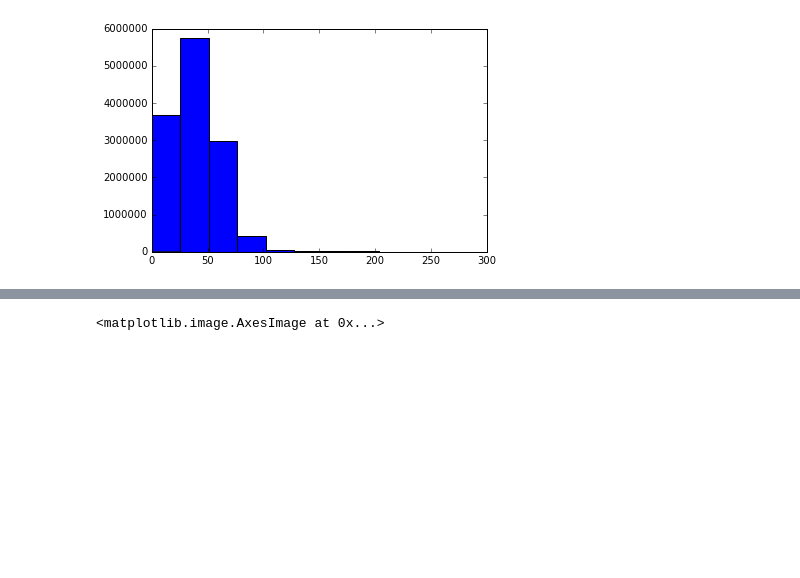
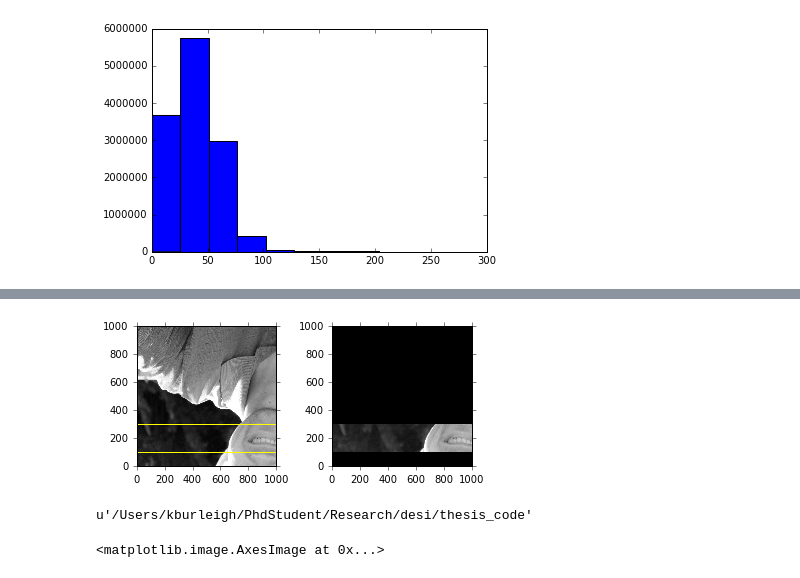
Before and after one commit to kaylanb/thesis_code, a Jupyter notebook: Testing.ipynb, the cells around one changed output, grey strips where cells are left out. Drawn from its saved outputs; the diff is of its cells as text; code cells hidden in the pictures; blank space fills up the shorter version.

```diff
--- a/Testing.ipynb
+++ b/Testing.ipynb
@@ -57,3 +62,44 @@ ax.add_patch(p)
+# %%
+def imshow_image_plus_stamp(img,sx,sy,test=False):
+    '''img -- full image
+    sx -- stamp x range, list or tuple (min,max)
+    sy -- ditto for y
+    test -- set to True to set sx,sy to 25-75% of image to see what this func does'''
+    if test:
+        sx= [int(0.25*img.shape[1]),int(0.75*img.shape[1])]
+        sy= [int(0.25*img.shape[0]),int(0.75*img.shape[0])]
+    assert(img.shape[0] >= sy[1]-sy[0]) #compare sy with image[0] b/c inverted array indices
+    assert(img.shape[1] >= sx[1]-sx[0])
+    kwargs=dict(origin='lower',interpolation='nearest',cmap='gray')
+    fig,ax=plt.subplots(1,2) #,sharey=True,sharex=True)
+    plt.subplots_adjust(wspace=0.4) #,hspace=0.2)
+    #draw full image + stamp + yellow outline
+    ax[0].imshow(img,**kwargs)
+    p= patches.Rectangle((sx[0],sy[0]), sx[1]-sx[0], sy[1]-sy[0],
+                                  fc = 'none', ec = 'yellow')
+    ax[0].add_patch(p)
+    #draw just stamp
+    new_img=np.zeros(img.shape)
+    new_img[sy[0]:sy[1],sx[0]:sx[1]]= img[sy[0]:sy[1],sx[0]:sx[1]]
+    ax[1].imshow(new_img,**kwargs)
+    #finish plot
+    for i in range(2):
+        ax[i].tick_params(direction='out')
+        ax[i].set_xlim(0,img.shape[0])
+        ax[i].set_ylim(0,img.shape[1])
+    plt.savefig('test.png', bbox_inches='tight',dpi=150) # bbox_extra_artists=[xlab,ylab],
+
+img=imread('kaylan_headshot.jpg')[1000:2000,500:1500,0]
+imshow_image_plus_stamp(img,[0,1000],[100,300])
+
+
+# ax.imshow(img,extent=[0,200,0,200],**kwargs)
+# %% [output]
+[figure, added]
+# %%
+pwd
+# %% [output]
+u'/Users/kburleigh/PhdStudent/Research/desi/thesis_code'
 # %%
 kwargs=dict(origin='lower',interpolation='nearest',cmap='gray')
 
```
Also changed, not shown: parts of 4 cells of this notebook, 2 other files.
